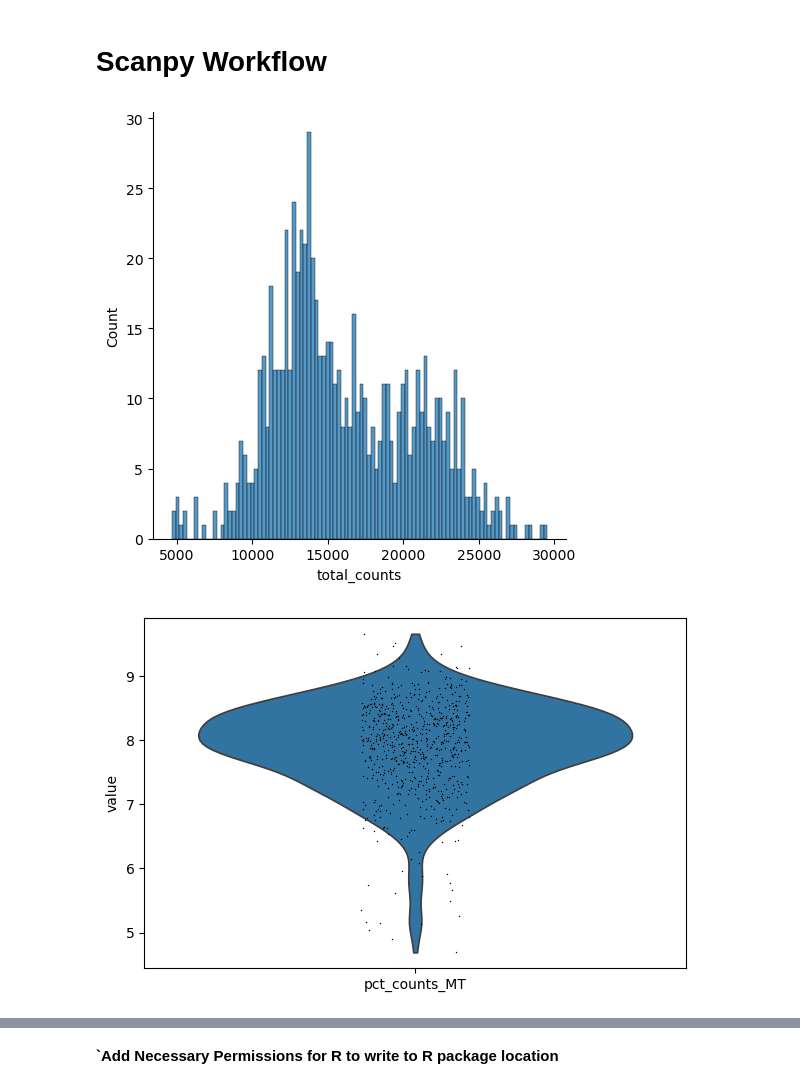
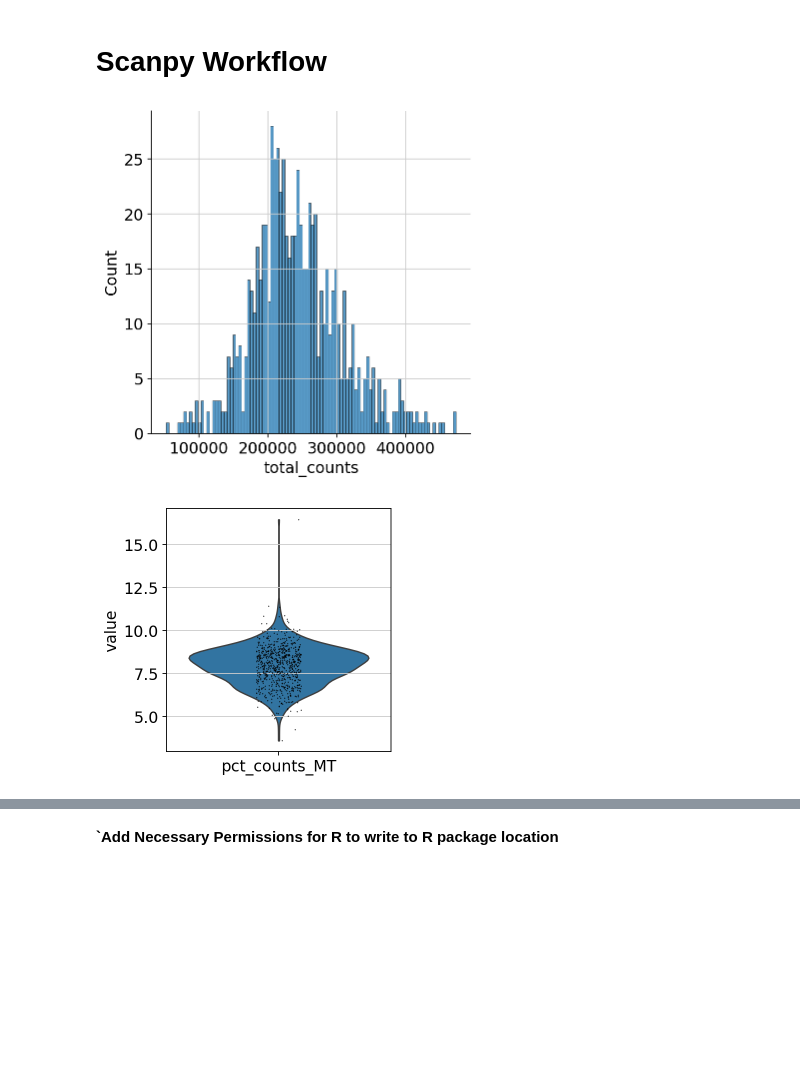
Before and after one commit to alexjimenez99/sc-RNAseq-embryos, a Jupyter notebook: scRNA_Human_Cerebral_Organoids_and_Fetal_Cortex.ipynb, the cells around one changed output, grey strips where cells are left out. Drawn from its saved outputs; the diff is of its cells as text; code cells hidden in the pictures; blank space fills up the shorter version.

```diff
--- a/scRNA_Human_Cerebral_Organoids_and_Fetal_Cortex.ipynb
+++ b/scRNA_Human_Cerebral_Organoids_and_Fetal_Cortex.ipynb
@@ -53,6 +53,7 @@ def load_data():
   genes           = pd.read_csv('row_data.csv')
   genes           = genes.drop(columns = genes.columns[0])
   expression_data = pd.read_csv('logcounts.csv', index_col = 0)
+  expression_data = expression_data.map(lambda x: (2**x) -1 )
   # expression_data = pd.read_csv('GSE75140_hOrg.fetal.master.data.frame.txt', sep = '\t', index_col = 0)
   return meta_data, genes, expression_data
 
@@ -330,7 +331,7 @@ class ScanpyObject:
                target_sum    = 10000):
 
     self.log_data           = log_data
-    self.data_object        = sc.AnnData(data)
+    self.data_object        = sc.AnnData(data.copy())
     self.data_highvar       = None
     self.leiden_gene_groups = leiden_groups   # TSNE Plots leiden groups
     self.random_state       = random_state    # Seed For Reproducability
@@ -373,12 +374,9 @@ class ScanpyObject:
         self._filter_cells(min_counts)
 
     else:
-        if self.log_data:
-            total_counts   = 'log1p_total_counts'
-            n_genes_counts = 'log1p_n_genes_by_counts'
-        else:
-            total_counts   = 'total_counts'
-            n_genes_counts = 'n_genes_by_counts'
+
+        total_counts   = 'total_counts'
+        n_genes_counts = 'n_genes_by_counts'
 
         self.data_object.obs['outlier'] = (
         self.is_outlier(self.data_object, total_counts, 5)
@@ -502,32 +500,34 @@ class ScanpyObject:
 
           col += 1
           if col > 4:
               row += 1
               col = 0
     else:
       raise ValueError(f'''{self.data_object.var} does not contain any data. Preprocess
       metalabels to receive scatter plots''')
 
   def plot_highly_variable(self):
     sc.pl.highly_variable_genes(self.data_object)
 
   def plot_pca_variance_ratio(self):
     sc.pl.pca_variance_ratio(self.data_highvar, log=True)
 
 
 # Mitochondrial Genes Look Good
 # Total count depth looks good for all genes
 # Filtering with is_outlier function keeps all data
 # Data may have been filtered already
 
 min_counts  = expression_data.sum(axis = 1).describe()['min'] # 16^2 (256 counts) lots of cells have 0
 scanpy_obj1 = ScanpyObject(expression_data.transpose(),
                            min_counts       = min_counts,
                            log_data         = False,
                            normalize        = False,
                            percent_top      = 20,
                            manual_filtering = False)     # meta indexes data
 # scanpy_obj2 = ScanpyObject(data_obj) # original indexes data
+
+adata     = scanpy_obj1.data_object
 # %% [output]
-[figure, old version]
+[figure, new version]
-[figure, old version]
+[figure, new version]
```
Also changed, not shown: parts of 53 cells of this notebook.
